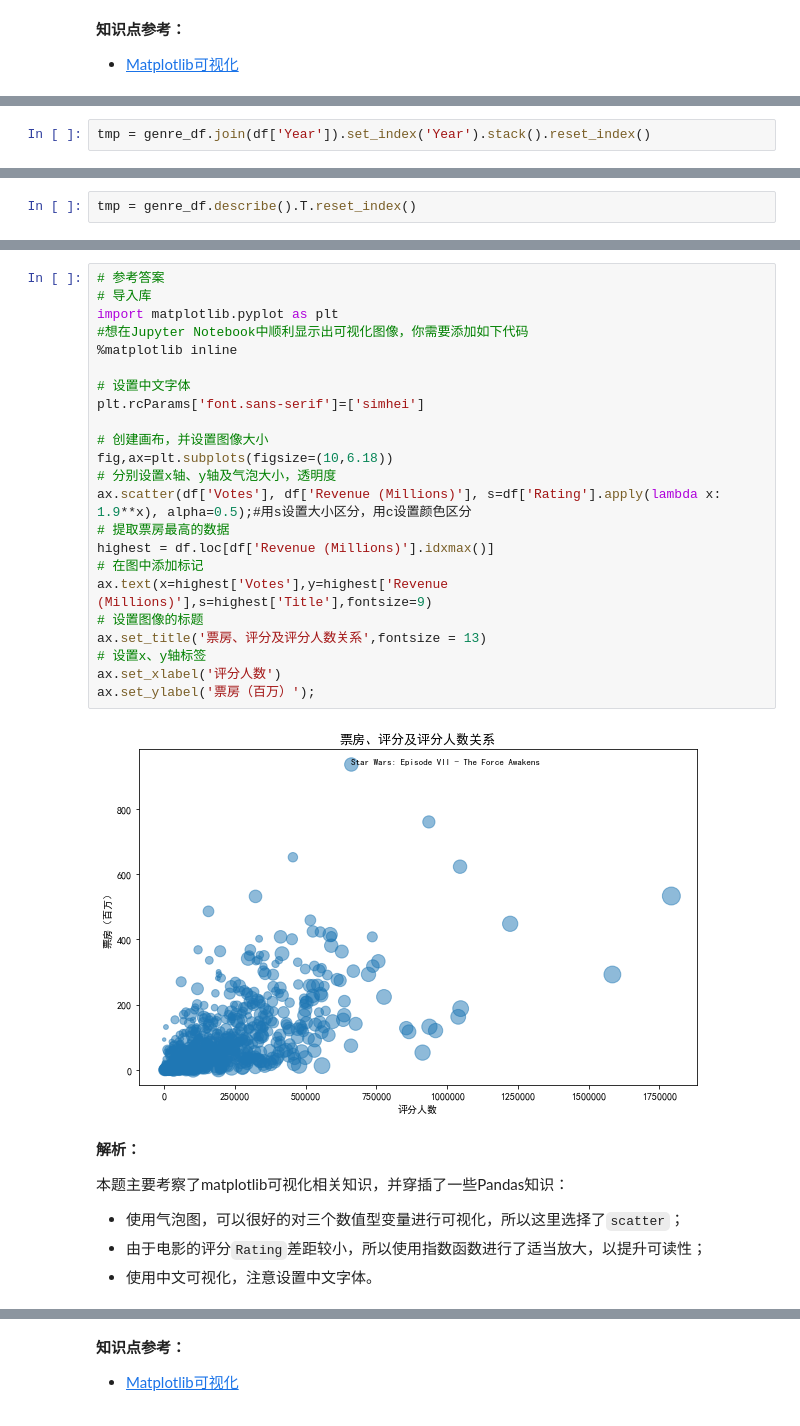
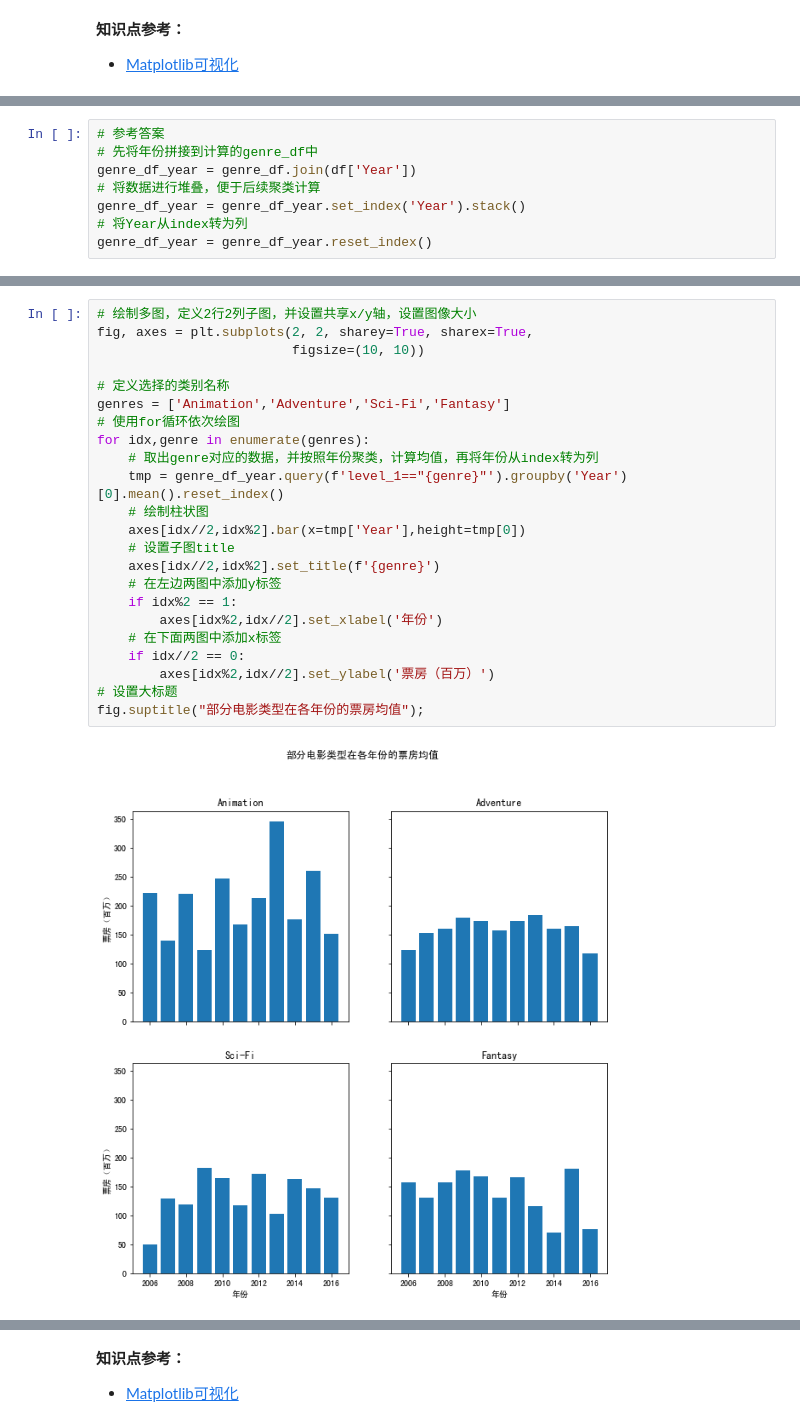
Before and after one commit to CapAllen/Notebook-for-Machine-Learning, a Jupyter notebook: Numpy Pandas与Matplotlib.ipynb, the cells around one changed output, grey strips where cells are left out. Saved outputs shown, nothing was run; the diff lists cells and outputs as text.

```diff
--- a/Numpy Pandas与Matplotlib.ipynb
+++ b/Numpy Pandas与Matplotlib.ipynb
@@ -1543,2 +1541,8 @@ ax.set_ylabel('票房（百万）');
 # %%
-tmp = genre_df.join(df['Year']).set_index('Year').stack().reset_index()
+# 参考答案
+# 先将年份拼接到计算的genre_df中
+genre_df_year = genre_df.join(df['Year'])
+# 将数据进行堆叠，便于后续聚类计算
+genre_df_year = genre_df_year.set_index('Year').stack()
+# 将Year从index转为列
+genre_df_year = genre_df_year.reset_index()
@@ -1573,2 +1548,0 @@ plt.bar(x=tmp_1['Year'],height=tmp_1[0])
-# %%
-tmp = genre_df.describe().T.reset_index()
@@ -1595,32 +1549,25 @@ tmp
-# %%
-# 参考答案
-# 导入库
-import matplotlib.pyplot as plt
-#想在Jupyter Notebook中顺利显示出可视化图像，你需要添加如下代码
-%matplotlib inline
-
-# 设置中文字体
-plt.rcParams['font.sans-serif']=['simhei']
-
-# 创建画布，并设置图像大小
-fig,ax=plt.subplots(figsize=(10,6.18))
-# 分别设置x轴、y轴及气泡大小，透明度
-ax.scatter(df['Votes'], df['Revenue (Millions)'], s=df['Rating'].apply(lambda x: 1.9**x), alpha=0.5);#用s设置大小区分，用c设置颜色区分
-# 提取票房最高的数据
-highest = df.loc[df['Revenue (Millions)'].idxmax()]
-# 在图中添加标记
-ax.text(x=highest['Votes'],y=highest['Revenue (Millions)'],s=highest['Title'],fontsize=9)
-# 设置图像的标题
-ax.set_title('票房、评分及评分人数关系',fontsize = 13)
-# 设置x、y轴标签
-ax.set_xlabel('评分人数')
-ax.set_ylabel('票房（百万）');
-# %% [output]
-[figure, removed]
-# %% [markdown]
-**解析：**
-
-本题主要考察了matplotlib可视化相关知识，并穿插了一些Pandas知识：
-- 使用气泡图，可以很好的对三个数值型变量进行可视化，所以这里选择了`scatter`；
-- 由于电影的评分`Rating`差距较小，所以使用指数函数进行了适当放大，以提升可读性；
-- 使用中文可视化，注意设置中文字体。
+# %%
+# 绘制多图，定义2行2列子图，并设置共享x/y轴，设置图像大小
+fig, axes = plt.subplots(2, 2, sharey=True, sharex=True,
+                         figsize=(10, 10))
+
+# 定义选择的类别名称
+genres = ['Animation','Adventure','Sci-Fi','Fantasy']
+# 使用for循环依次绘图
+for idx,genre in enumerate(genres):
+    # 取出genre对应的数据，并按照年份聚类，计算均值，再将年份从index转为列
+    tmp = genre_df_year.query(f'level_1=="{genre}"').groupby('Year')[0].mean().reset_index()
+    # 绘制柱状图
+    axes[idx//2,idx%2].bar(x=tmp['Year'],height=tmp[0])
+    # 设置子图title
+    axes[idx//2,idx%2].set_title(f'{genre}')
+    # 在左边两图中添加y标签
+    if idx%2 == 1:
+        axes[idx%2,idx//2].set_xlabel('年份')
+    # 在下面两图中添加x标签
+    if idx//2 == 0:
+        axes[idx%2,idx//2].set_ylabel('票房（百万）')
+# 设置大标题
+fig.suptitle("部分电影类型在各年份的票房均值");
+# %% [output]
+[figure, added]
```
Also changed, not shown: parts of 10 cells of this notebook, 2 other files.
